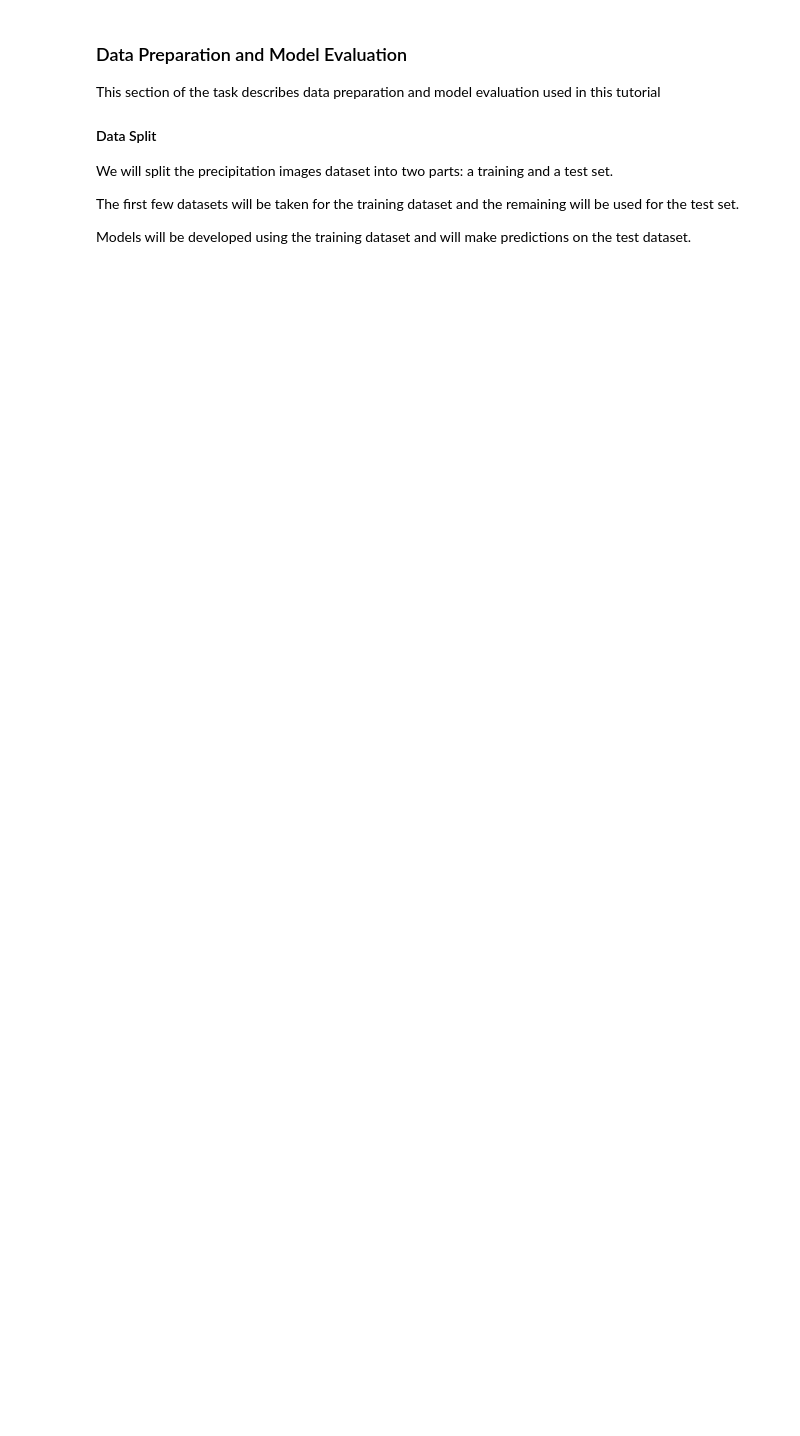
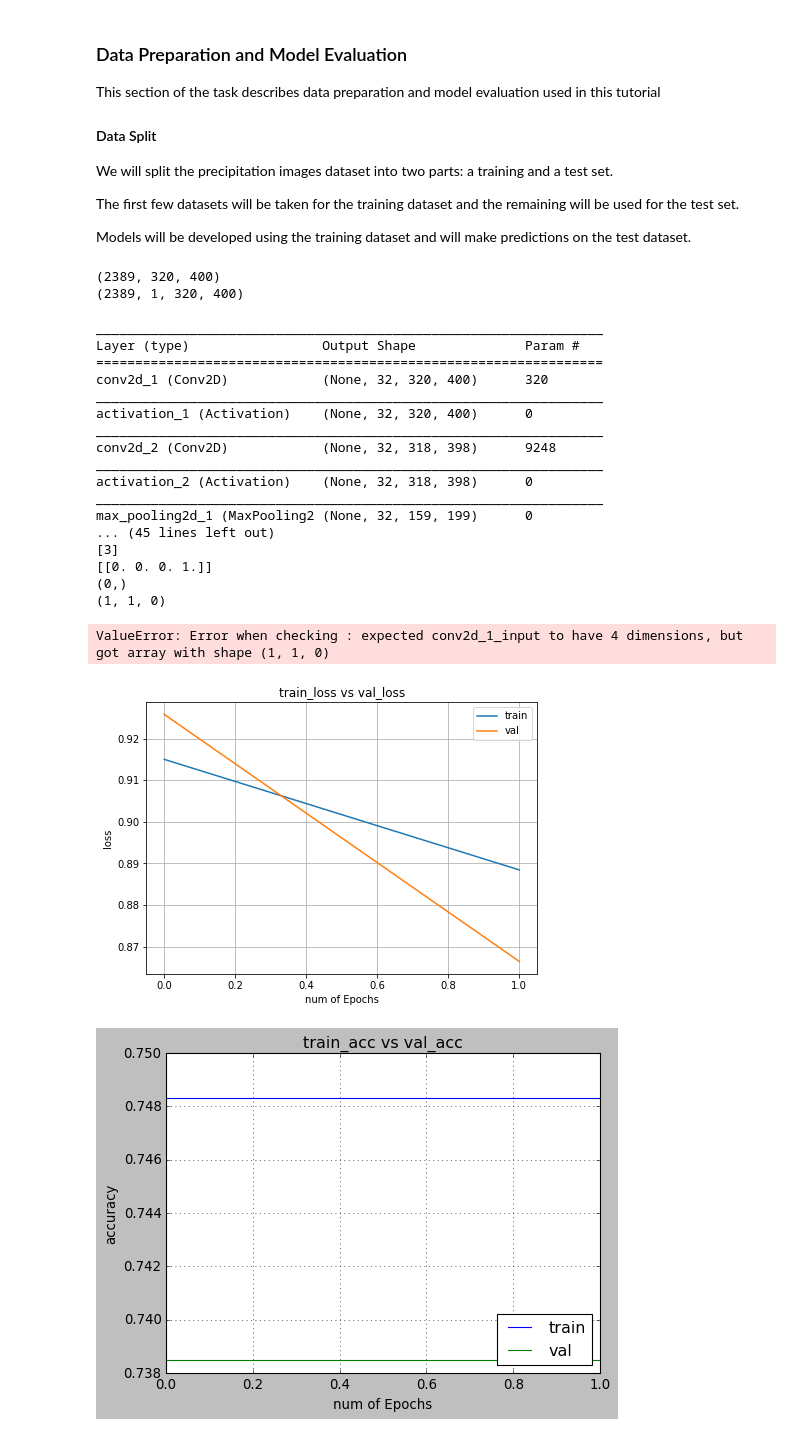
Before and after one commit to boratonAJ/DataProphet_Assessment, a Jupyter notebook: precipitation_forecastin_task.ipynb, the cells around one changed output. Saved outputs shown, nothing was run; the diff lists cells and outputs as text; code cells hidden in the pictures; blank space fills up the shorter version.

```diff
--- a/precipitation_forecastin_task.ipynb
+++ b/precipitation_forecastin_task.ipynb
@@ -71,7 +73,7 @@ def load_images(img_path):
     img_data = np.load('file.npy')
     return img_data
 
-filelist = 'dataset/precipitate_data/*.gif'
+filelist = 'dataset/*.gif'
 img_data = load_images(filelist)
 #print(img_data)
 img_data = img_data.astype('float32')
@@ -277,30 +279,53 @@ def load_images(img_path):
     return img_data
 file_path = 'dataset/test_data/*.gif'
 test_image = load_images(file_path)
 #print(test_image)
 test_image = test_image.astype('float32')
 test_image /= 255 #divide the pictures in
 #print(test_image)
 print (test_image.shape)
 if num_channel==1:
 	if K.image_dim_ordering()=='th':
 		test_image= np.expand_dims(test_image, axis=0)
 		test_image= np.expand_dims(test_image, axis=0)
 		print (test_image.shape)
 	else:
 		test_image= np.expand_dims(test_image, axis=3)
 		test_image= np.expand_dims(test_image, axis=0)
 		print (test_image.shape)
 
 else:
 	if K.image_dim_ordering()=='th':
 		test_image=np.rollaxis(test_image,2,0)
 		test_image= np.expand_dims(test_image, axis=0)
 		print (test_image.shape)
 	else:
 		test_image= np.expand_dims(test_image, axis=0)
 		print (test_image.shape)
 
 # Predicting the test image
 print((model.predict(test_image)))
 print(model.predict_classes(test_image))
+# %% [output]
+(2389, 320, 400)
+(2389, 1, 320, 400)
+_________________________________________________________________
+Layer (type)                 Output Shape              Param #
+=================================================================
+conv2d_1 (Conv2D)            (None, 32, 320, 400)      320
+_________________________________________________________________
+activation_1 (Activation)    (None, 32, 320, 400)      0
+_________________________________________________________________
+conv2d_2 (Conv2D)            (None, 32, 318, 398)      9248
+_________________________________________________________________
+activation_2 (Activation)    (None, 32, 318, 398)      0
+_________________________________________________________________
+max_pooling2d_1 (MaxPooling2 (None, 32, 159, 199)      0
+... (45 lines left out)
+[3]
+[[0. 0. 0. 1.]]
+(0,)
+(1, 1, 0)
+ValueError: Error when checking : expected conv2d_1_input to have 4 dimensions, but got array with shape (1, 1, 0)
+[figure, added]
+[figure, added]
```
Also changed, not shown: parts of 1 cell of this notebook.
